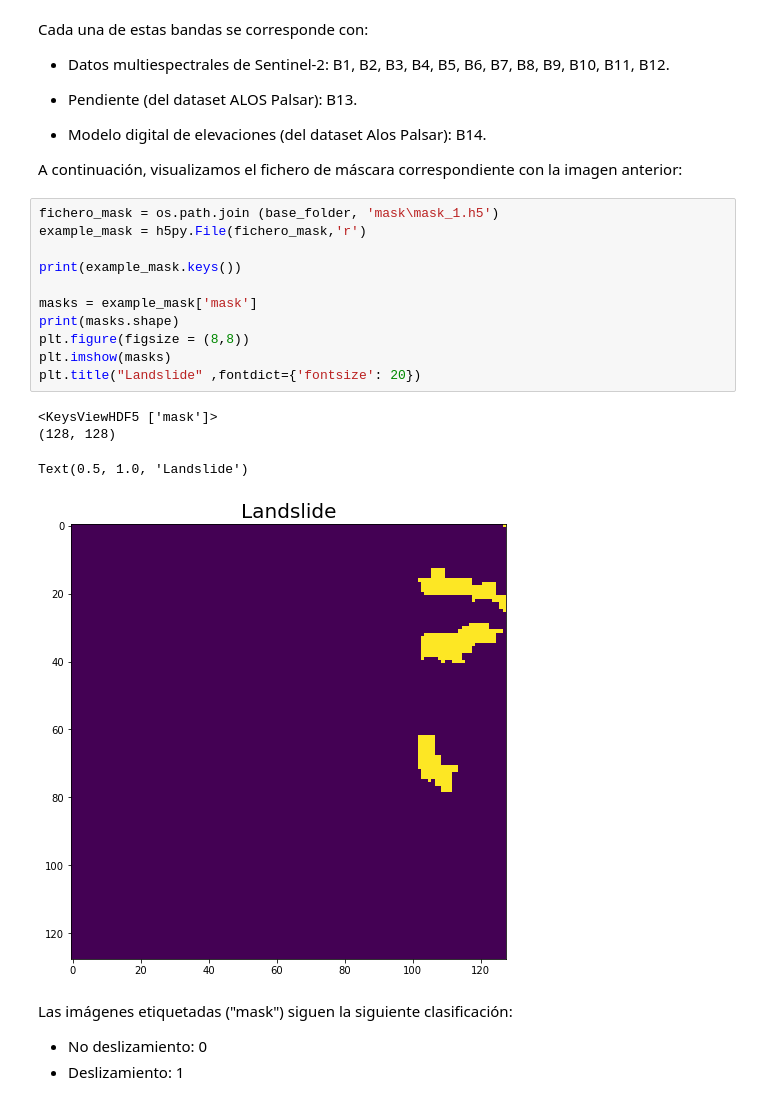
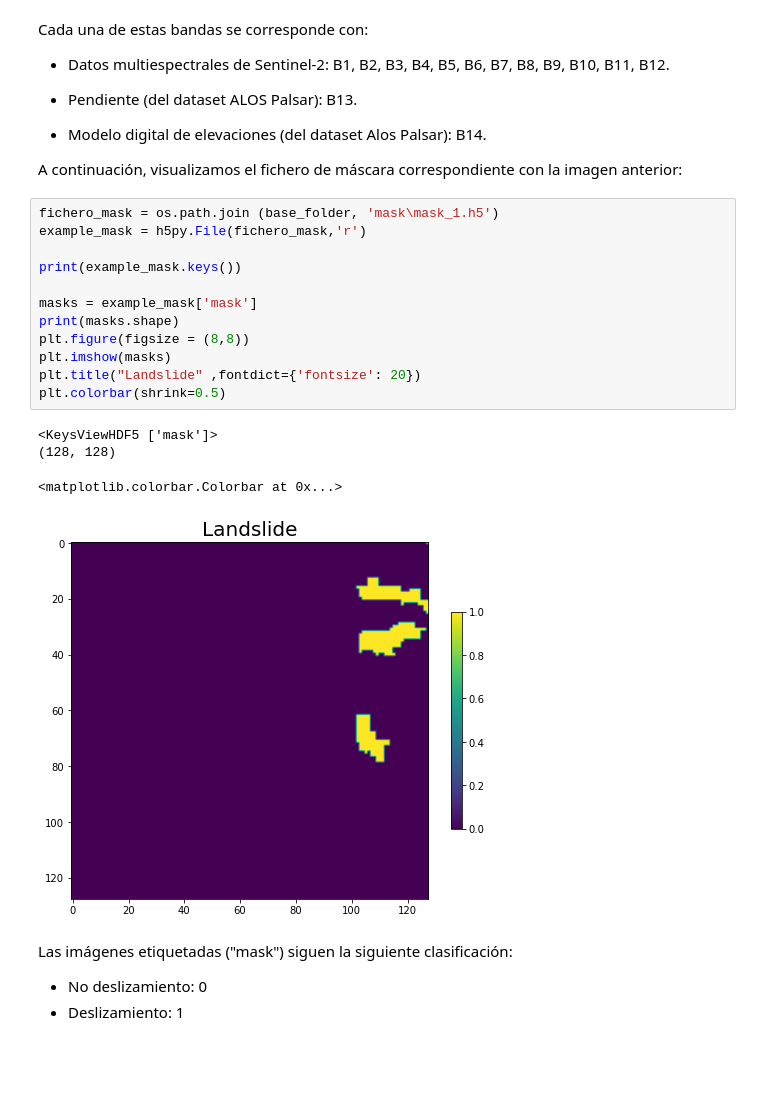
Before and after one commit to SERRA17/landslide-susceptibility, a Jupyter notebook: Analisis de imágenes.ipynb, the cells around one changed output. Saved outputs shown, nothing was run; the diff lists cells and outputs as text; blank space fills up the shorter version.

```diff
--- a/Analisis de imágenes.ipynb
+++ b/Analisis de imágenes.ipynb
@@ -69,19 +62,20 @@ A continuación, visualizamos el fichero de máscara correspondiente con la imag
 # %%
 fichero_mask = os.path.join (base_folder, 'mask\mask_1.h5')
 example_mask = h5py.File(fichero_mask,'r')
 
 print(example_mask.keys())
 
 masks = example_mask['mask']
 print(masks.shape)
 plt.figure(figsize = (8,8))
 plt.imshow(masks)
 plt.title("Landslide" ,fontdict={'fontsize': 20})
+plt.colorbar(shrink=0.5)
 # %% [output]
 <KeysViewHDF5 ['mask']>
 (128, 128)
-Text(0.5, 1.0, 'Landslide')
+<matplotlib.colorbar.Colorbar at 0x...>
-[figure, old version]
+[figure, new version]
 # %% [markdown]
 Las imágenes etiquetadas ("mask") siguen la siguiente clasificación:
 
```
Also changed, not shown: parts of 15 cells of this notebook.
